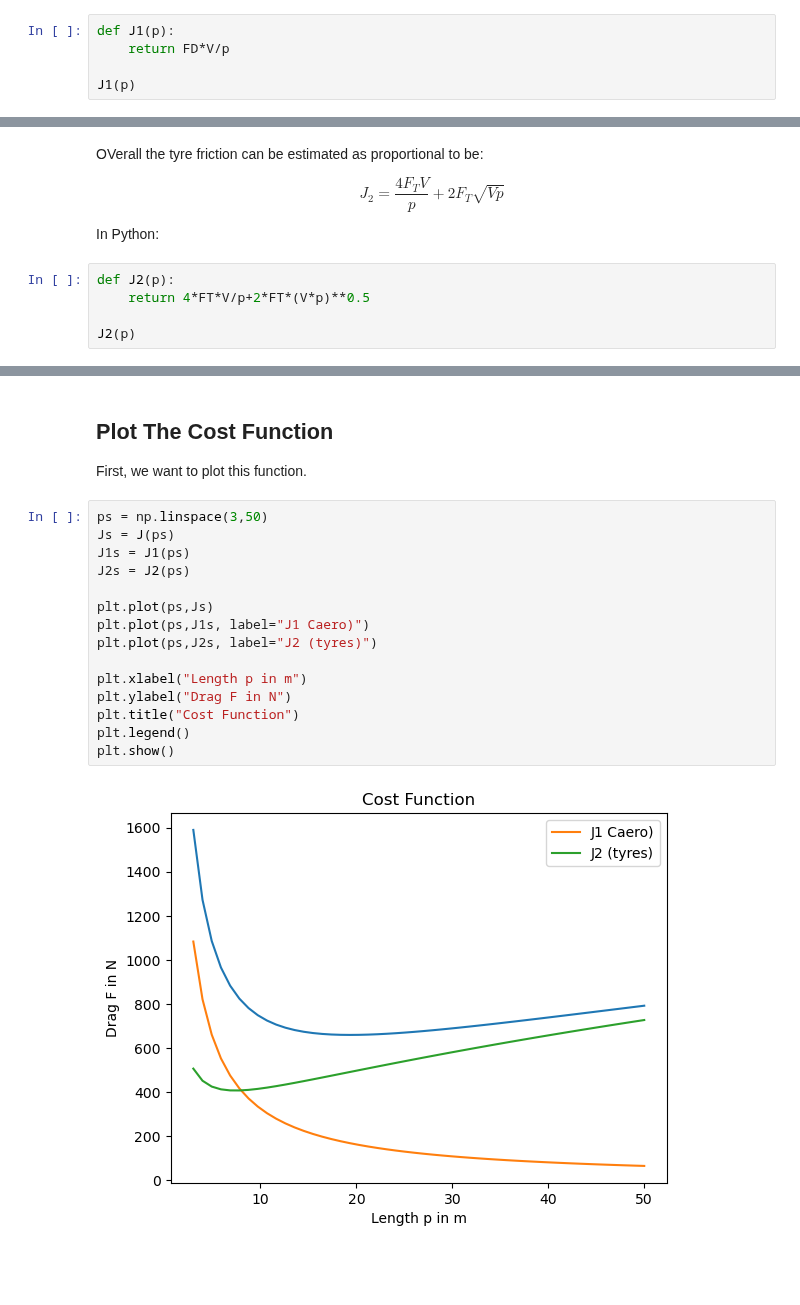
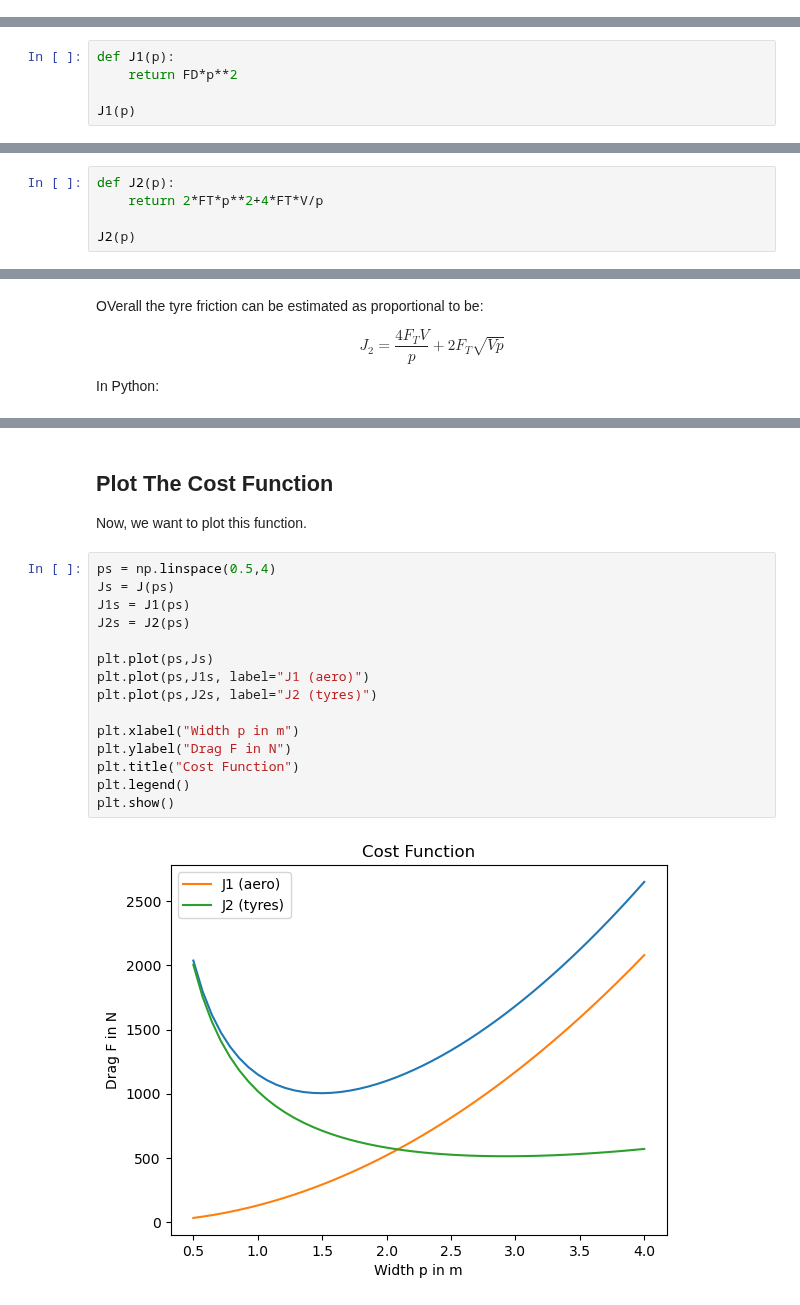
Before and after one commit to tsteffenlboro/digital, a Jupyter notebook: content/opt1.ipynb, the cells around one changed output, grey strips where cells are left out. Drawn from its saved outputs; the diff is of its cells as text; blank space fills up the shorter version.

```diff
--- a/content/opt1.ipynb
+++ b/content/opt1.ipynb
@@ -39,5 +43,0 @@ This can be implemented and validated as:
-# %%
-def J1(p):
-    return FD*V/p
-
-J1(p)
@@ -64,0 +73,5 @@ FT
+# %%
+def J1(p):
+    return FD*p**2
+
+J1(p)
@@ -64,0 +90,5 @@ FT
+# %%
+def J2(p):
+    return 2*FT*p**2+4*FT*V/p
+
+J2(p)
@@ -68,8 +113,3 @@ OVerall the tyre friction can be estimated as proportional to be:
 $$ J_2 = \frac{4 F_T V}{p} + 2 F_T \sqrt{Vp} $$
 
 In Python:
-# %%
-def J2(p):
-    return 4*FT*V/p+2*FT*(V*p)**0.5
-
-J2(p)
@@ -99,24 +146,24 @@ $\displaystyle 100.0 p^{0.5} + \frac{4250}{p}$
 # %% [markdown]
 ## Plot The Cost Function
 
-First, we want to plot this function.
+Now, we want to plot this function.
 # %%
-ps = np.linspace(3,50)
+ps = np.linspace(0.5,4)
 Js = J(ps)
 J1s = J1(ps)
 J2s = J2(ps)
 
 plt.plot(ps,Js)
-plt.plot(ps,J1s, label="J1 Caero)")
+plt.plot(ps,J1s, label="J1 (aero)")
 plt.plot(ps,J2s, label="J2 (tyres)")
 
-plt.xlabel("Length p in m")
+plt.xlabel("Width p in m")
 plt.ylabel("Drag F in N")
 plt.title("Cost Function")
 plt.legend()
 plt.show()
 # %% [output]
-[figure, old version]
+[figure, new version]
 # %% [markdown]
 ## Optimisation
 
```
Also changed, not shown: parts of 42 cells of this notebook.
